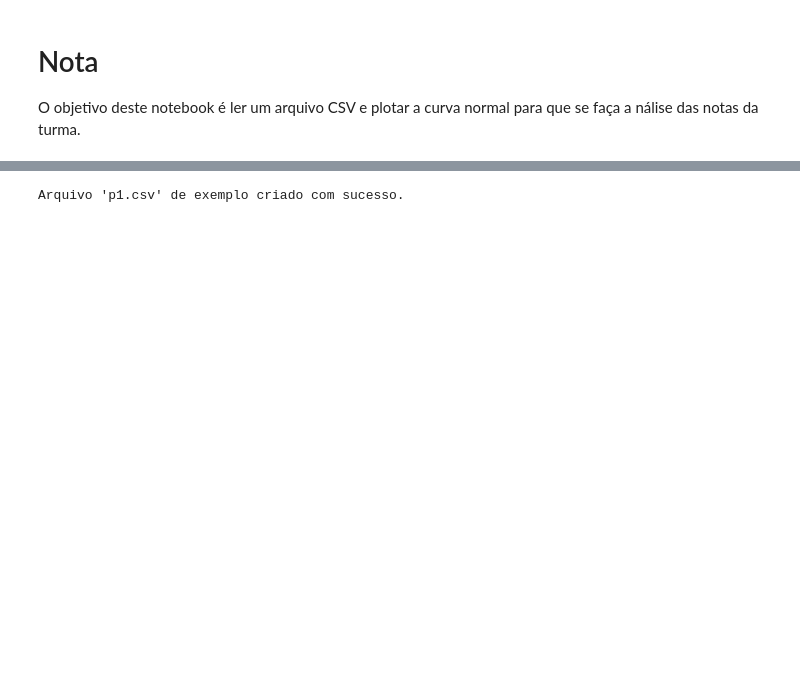
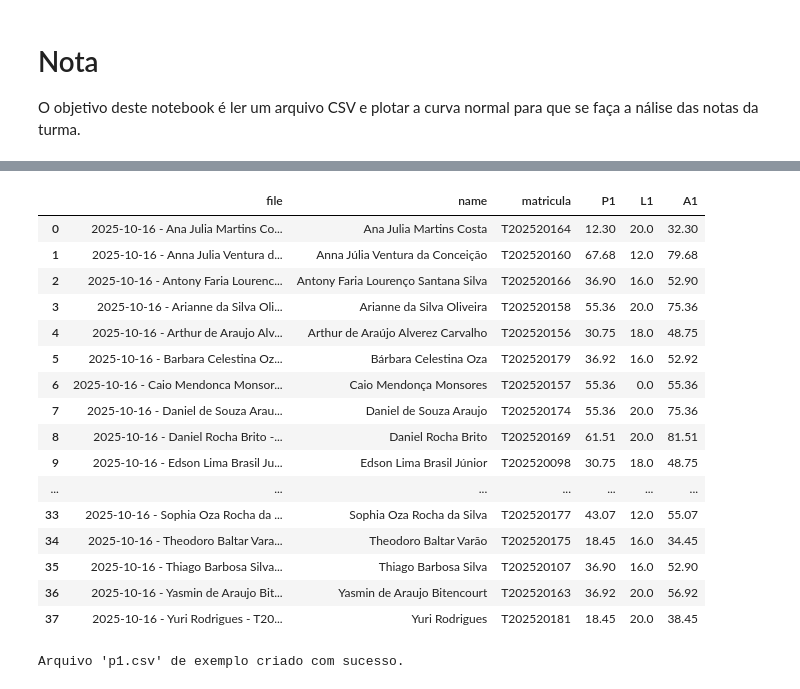
Before and after one commit to igupires/python-famipe, a Jupyter notebook: listas/notas/nota.ipynb, the cells around one changed output, grey strips where cells are left out. Cells and saved outputs as stored; diff of their text form; code cells hidden in the pictures; blank space fills up the shorter version.

```diff
--- a/listas/notas/nota.ipynb
+++ b/listas/notas/nota.ipynb
@@ -11 +122,55 @@ import csv
+# %%
+from pathlib import Path
+
+# adjust filename if needed
+csv_path = Path("l1.csv")
+if not csv_path.exists():
+    raise FileNotFoundError(f"CSV not found: {csv_path}. Update `csv_path` to the correct file.")
+
+# read CSV (keep as strings) — use ';' separator
+listas = pd.read_csv(csv_path, sep=';', dtype=str, encoding='utf-8', low_memory=False)
+
+# detect columns (tolerant to small name variations)
+code_col = next((c for c in listas.columns if re.search(r'Código', c, re.I) and re.search(r'matrícula', c, re.I)), None)
+lista_col = next((c for c in listas.columns if re.search(r'Lista', c, re.I)), None)
+if code_col is None or lista_col is None:
+    raise KeyError(f"Couldn't detect required columns. Available: {listas.columns.tolist()}")
+
+# normalize matrícula: remove the '1-1381-' prefix if present and trim
+listas['matricula'] = listas[code_col].astype(str).str.strip().str.replace('1-1381-', '', regex=False).str.strip()
+
+# extract numeric value from "Lista 01" into new column L1
+listas['L1'] = pd.to_numeric(
+    listas[lista_col].astype(str).str.replace(',', '.').str.extract(r'([0-9]+(?:\.[0-9]+)?)')[0],
+    errors='coerce'
+)
+
+# merge with pdf_df on 'matricula' (keeps all pdf_df rows)
+merged_df = pdf_df.merge(listas[['matricula', 'L1']], on='matricula', how='left')
+
+# ensure L1 is numeric and replace missing values with 0.0
+merged_df['L1'] = pd.to_numeric(merged_df.get('L1'), errors='coerce').fillna(0.0)
+
+merged_df['A1'] = merged_df['P1'] + merged_df['L1']
+
+# show result
+display(merged_df)
+# %% [output]
+|  | file | name | matricula | P1 | L1 | A1 |
+| 0 | 2025-10-16 - Ana Julia Martins Co... | Ana Julia Martins Costa | T202520164 | 12.30 | 20.0 | 32.30 |
+| 1 | 2025-10-16 - Anna Julia Ventura d... | Anna Júlia Ventura da Conceição | T202520160 | 67.68 | 12.0 | 79.68 |
+| 2 | 2025-10-16 - Antony Faria Lourenc... | Antony Faria Lourenço Santana Silva | T202520166 | 36.90 | 16.0 | 52.90 |
+| 3 | 2025-10-16 - Arianne da Silva Oli... | Arianne da Silva Oliveira | T202520158 | 55.36 | 20.0 | 75.36 |
+| 4 | 2025-10-16 - Arthur de Araujo Alv... | Arthur de Araújo Alverez Carvalho | T202520156 | 30.75 | 18.0 | 48.75 |
+| 5 | 2025-10-16 - Barbara Celestina Oz... | Bárbara Celestina Oza | T202520179 | 36.92 | 16.0 | 52.92 |
+| 6 | 2025-10-16 - Caio Mendonca Monsor... | Caio Mendonça Monsores | T202520157 | 55.36 | 0.0 | 55.36 |
+| 7 | 2025-10-16 - Daniel de Souza Arau... | Daniel de Souza Araujo | T202520174 | 55.36 | 20.0 | 75.36 |
+| 8 | 2025-10-16 - Daniel Rocha Brito -... | Daniel Rocha Brito | T202520169 | 61.51 | 20.0 | 81.51 |
+| 9 | 2025-10-16 - Edson Lima Brasil Ju... | Edson Lima Brasil Júnior | T202520098 | 30.75 | 18.0 | 48.75 |
+| ... | ... | ... | ... | ... | ... | ... |
+| 33 | 2025-10-16 - Sophia Oza Rocha da ... | Sophia Oza Rocha da Silva | T202520177 | 43.07 | 12.0 | 55.07 |
+| 34 | 2025-10-16 - Theodoro Baltar Vara... | Theodoro Baltar Varão | T202520175 | 18.45 | 16.0 | 34.45 |
+| 35 | 2025-10-16 - Thiago Barbosa Silva... | Thiago Barbosa Silva | T202520107 | 36.90 | 16.0 | 52.90 |
+| 36 | 2025-10-16 - Yasmin de Araujo Bit... | Yasmin de Araujo Bitencourt | T202520163 | 36.92 | 20.0 | 56.92 |
+| 37 | 2025-10-16 - Yuri Rodrigues - T20... | Yuri Rodrigues | T202520181 | 18.45 | 20.0 | 38.45 |
 # %%
```
Also changed, not shown: parts of 4 cells of this notebook, 1 other file.
